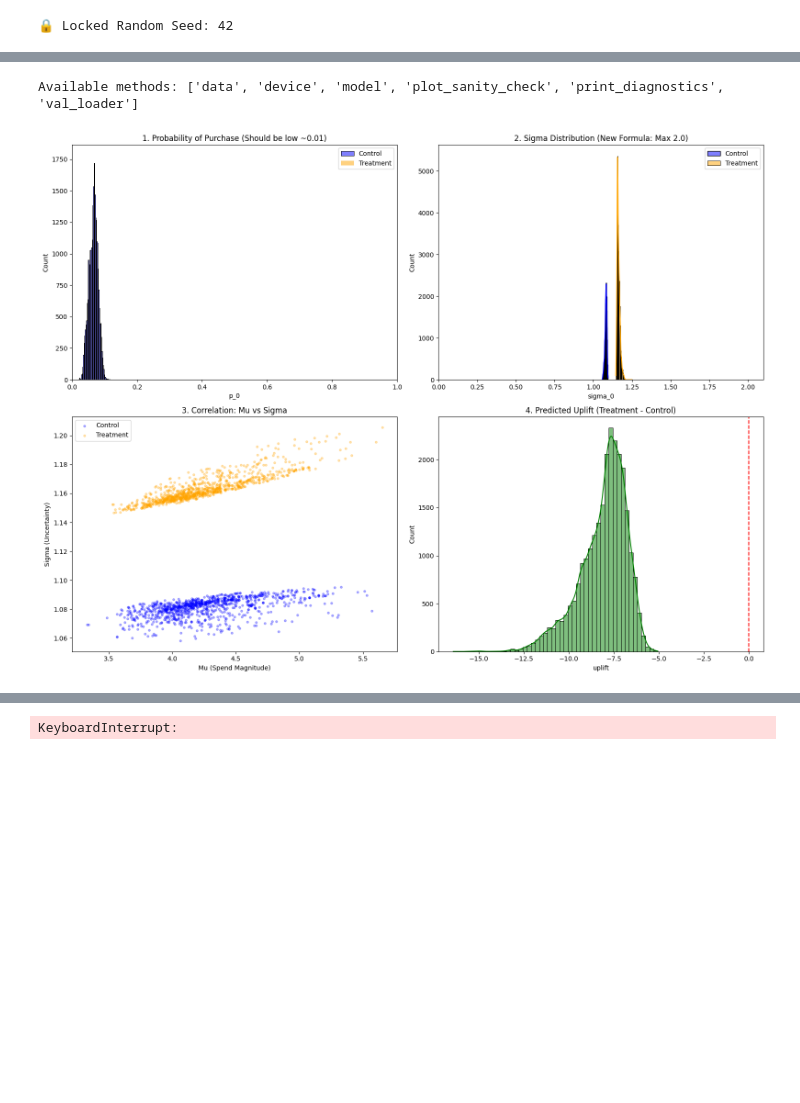
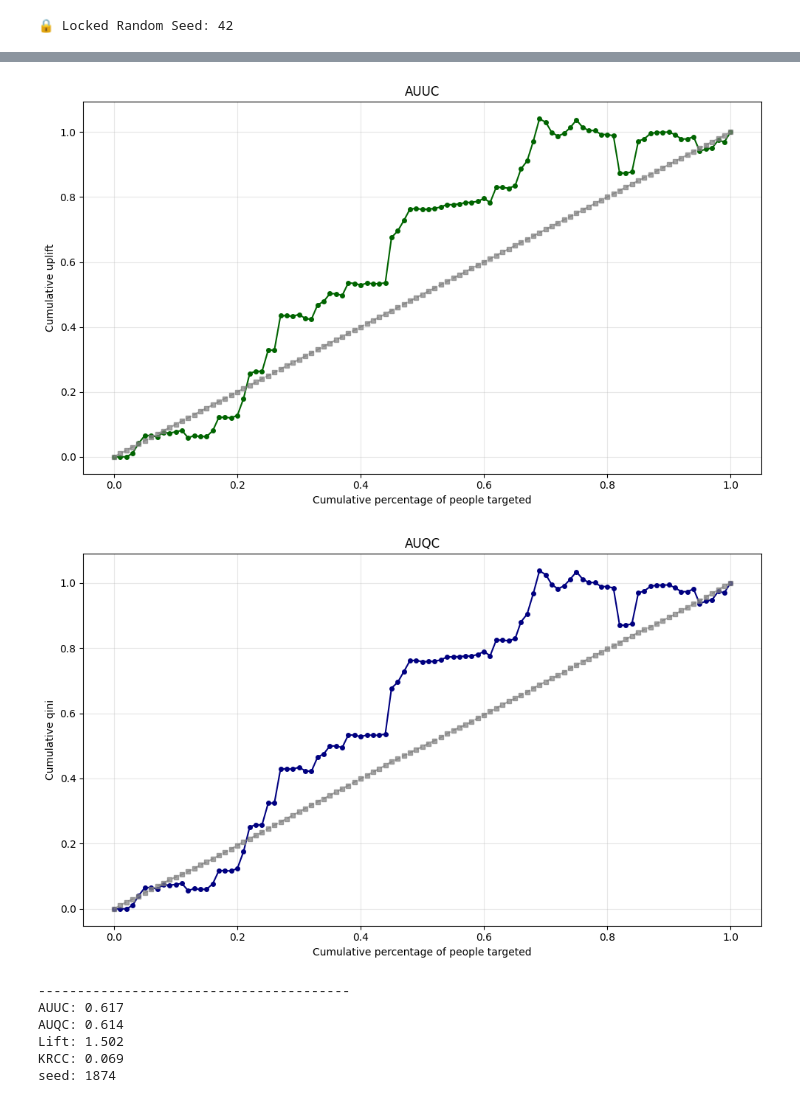
Before and after one commit to ducvu0904/RERUM, a Jupyter notebook: Dragonnet + ZILN/main.ipynb, the cells around one changed output, grey strips where cells are left out. Cells and saved outputs as stored; diff of their text form; code cells hidden in the pictures; blank space fills up the shorter version.

Commit message:
checkpoint

```diff
--- a/Dragonnet + ZILN/main.ipynb
+++ b/Dragonnet + ZILN/main.ipynb
@@ -390,11 +412,3 @@ KeyboardInterrupt:
-# %%
-from debugger import DragonnetDebugger
-debugger = DragonnetDebugger(dragonnet.model, train_loader)
-# Check available methods
-debugger.plot_sanity_check()
-# %% [output]
-Available methods: ['data', 'device', 'model', 'plot_sanity_check', 'print_diagnostics', 'val_loader']
-[figure, removed]
 # %%
 seed = 1874
 seed_everything(seed)
@@ -411,7 +425,9 @@ dragonnet = Dragonnet(input_dim=x_men_train_t.shape[1], epochs=epochs,
                       outcome_hidden=outcome_hidden,
                       outcome_dropout=outcome_droupout,
                       shared_dropout=shared_dropout,
-                      early_stop_metric=early_stop_metric)
+                      early_stop_metric=early_stop_metric,
+                      early_stop_start_epoch = early_stop_start
+)
 dragonnet.fit(train_loader, val_loader)
 
 print ("Complete training")
@@ -458,4 +477,11 @@ Epoch 9/50 | Base Loss: 2.0939 | Tarreg Loss: 223.327744 | Total Loss: 225.4216
+[figure, added]
+[figure, added]
-KeyboardInterrupt:
+----------------------------------------
+AUUC: 0.617
+AUQC: 0.614
+Lift: 1.502
+KRCC: 0.069
+seed: 1874
 # %%
 seed = 902745
 seed_everything(seed)
```
Also changed, not shown: parts of 8 cells of this notebook, 24 other files.
